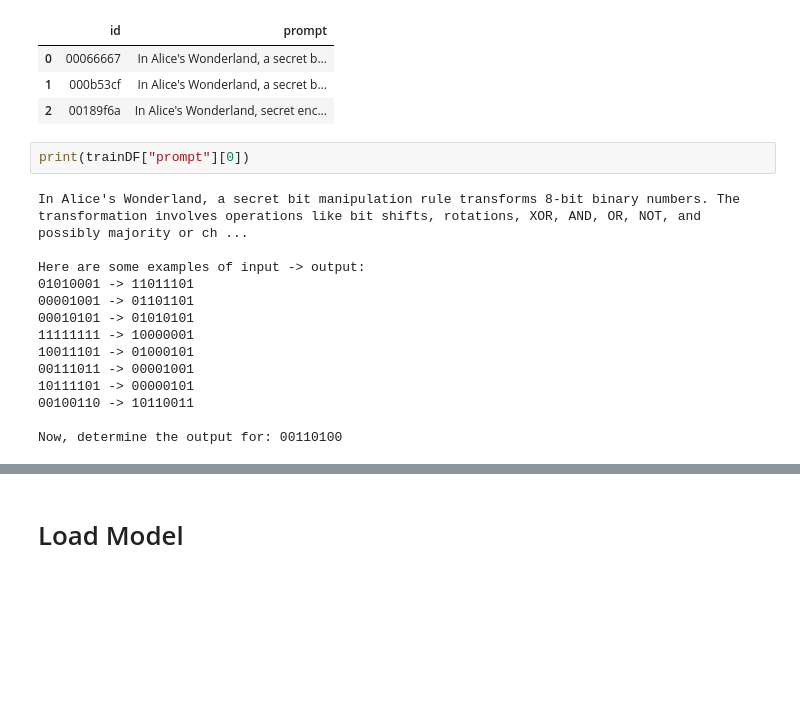
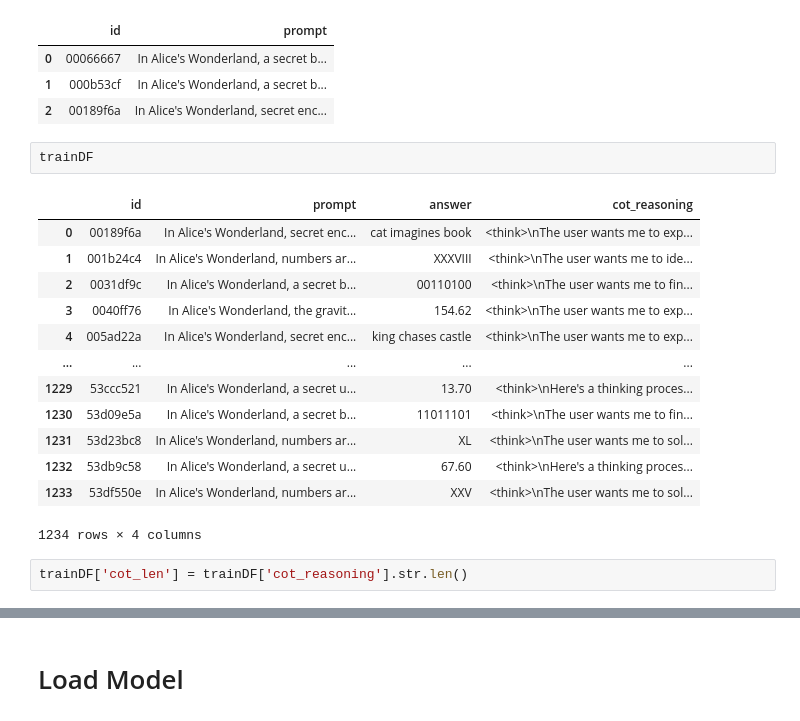
Before and after one commit to johnsonhk88/kaggle-NVIDIA-Nemotron-Model-Reasoning-Challenge, a Jupyter notebook: src/nvidia-nemotron-model-fine-tuning.ipynb, the cells around one changed output, grey strips where cells are left out. Cells and saved outputs as stored; diff of their text form; blank space fills up the shorter version.

```diff
--- a/src/nvidia-nemotron-model-fine-tuning.ipynb
+++ b/src/nvidia-nemotron-model-fine-tuning.ipynb
@@ -263,19 +278,21 @@ testDF
 | 0 | 00066667 | In Alice's Wonderland, a secret b... |
 | 1 | 000b53cf | In Alice's Wonderland, a secret b... |
 | 2 | 00189f6a | In Alice's Wonderland, secret enc... |
-# %%
-print(trainDF["prompt"][0])
-# %% [output]
-In Alice's Wonderland, a secret bit manipulation rule transforms 8-bit binary numbers. The transformation involves operations like bit shifts, rotations, XOR, AND, OR, NOT, and possibly majority or ch ...
-
-Here are some examples of input -> output:
-01010001 -> 11011101
-00001001 -> 01101101
-00010101 -> 01010101
-11111111 -> 10000001
-10011101 -> 01000101
-00111011 -> 00001001
-10111101 -> 00000101
-00100110 -> 10110011
-
-Now, determine the output for: 00110100
+# %%
+trainDF
+# %% [output]
+|  | id | prompt | answer | cot_reasoning |
+| 0 | 00189f6a | In Alice's Wonderland, secret enc... | cat imagines book | <think>\nThe user wants me to exp... |
+| 1 | 001b24c4 | In Alice's Wonderland, numbers ar... | XXXVIII | <think>\nThe user wants me to ide... |
+| 2 | 0031df9c | In Alice's Wonderland, a secret b... | 00110100 | <think>\nThe user wants me to fin... |
+| 3 | 0040ff76 | In Alice's Wonderland, the gravit... | 154.62 | <think>\nThe user wants me to exp... |
+| 4 | 005ad22a | In Alice's Wonderland, secret enc... | king chases castle | <think>\nThe user wants me to exp... |
+| ... | ... | ... | ... | ... |
+| 1229 | 53ccc521 | In Alice's Wonderland, a secret u... | 13.70 | <think>\nHere's a thinking proces... |
+| 1230 | 53d09e5a | In Alice's Wonderland, a secret b... | 11011101 | <think>\nThe user wants me to fin... |
+| 1231 | 53d23bc8 | In Alice's Wonderland, numbers ar... | XL | <think>\nThe user wants me to sol... |
+| 1232 | 53db9c58 | In Alice's Wonderland, a secret u... | 67.60 | <think>\nHere's a thinking proces... |
+| 1233 | 53df550e | In Alice's Wonderland, numbers ar... | XXV | <think>\nThe user wants me to sol... |
+1234 rows × 4 columns
+# %%
+trainDF['cot_len'] = trainDF['cot_reasoning'].str.len()
```
Also changed, not shown: parts of 47 cells of this notebook, 2 other files.
